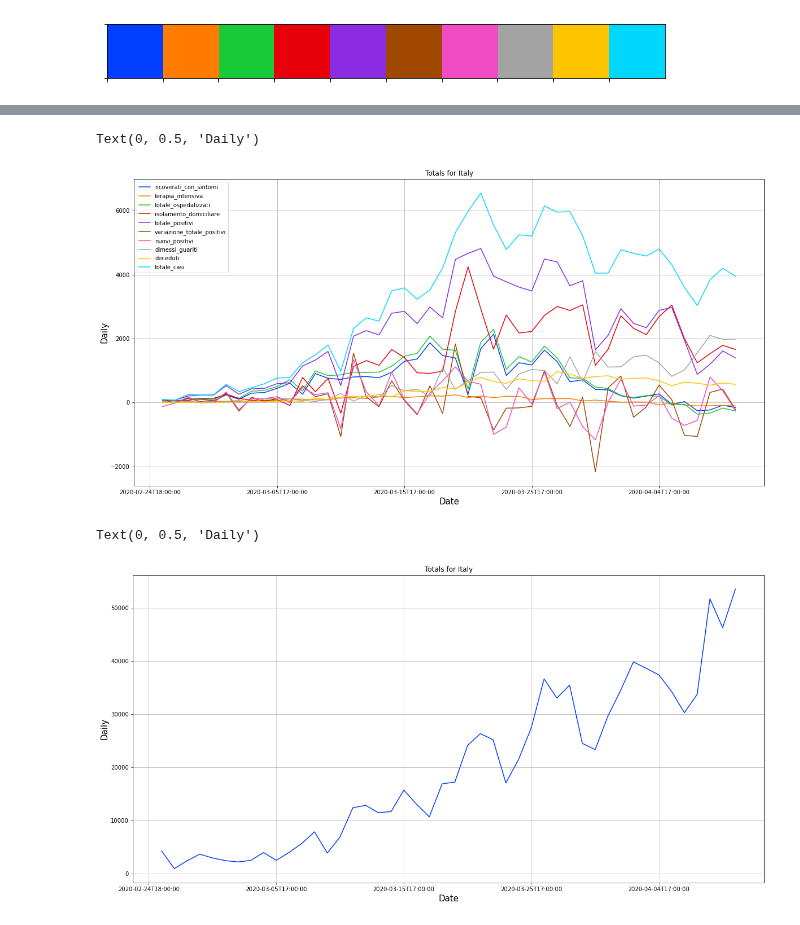
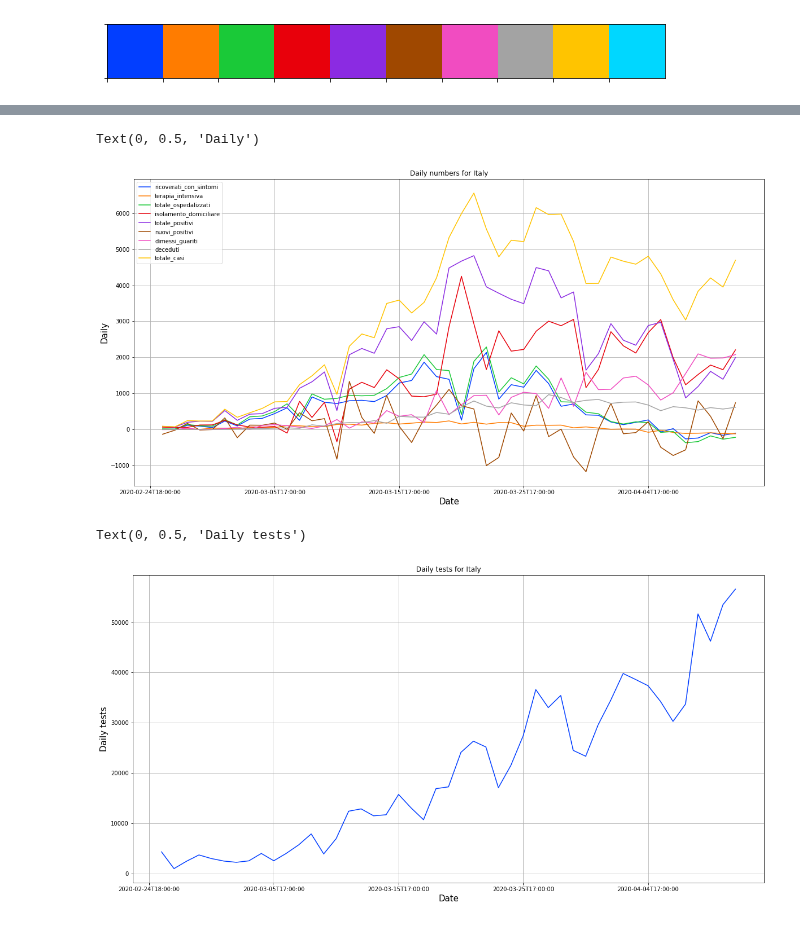
Before and after one commit to perrozzi/COVID-19, a Jupyter notebook: notebooks/COVID-19-italy-totals.ipynb, the cells around one changed output, grey strips where cells are left out. Drawn from its saved outputs; the diff is of its cells as text; code cells hidden in the pictures.

```diff
--- a/notebooks/COVID-19-italy-totals.ipynb
+++ b/notebooks/COVID-19-italy-totals.ipynb
@@ -55,22 +76,22 @@ Text(0, 0.5, 'Totals')
 # %%
 conf_vs_deaths_vs_healed_daily = conf_vs_deaths_vs_healed - conf_vs_deaths_vs_healed.shift(1)
 
 fig, axes = plt.subplots(nrows=1, ncols=1)
 
-conf_vs_deaths_vs_healed_daily.drop(["tamponi"], axis=1).plot(
-    grid=True, ax=axes, title="Totals for Italy", figsize = (20,10))
+conf_vs_deaths_vs_healed_daily.drop(["tamponi","variazione_totale_positivi"], axis=1).plot(
+    grid=True, ax=axes, title="Daily numbers for Italy", figsize = (20,10))
 axes.set_xlabel("Date", fontsize=15)
 axes.set_ylabel("Daily", fontsize=15)
 # %% [output]
 Text(0, 0.5, 'Daily')
-[figure, old version]
+[figure, new version]
 # %%
 fig, axes = plt.subplots(nrows=1, ncols=1)
 
 conf_vs_deaths_vs_healed_daily["tamponi"].plot(
-    grid=True, ax=axes, title="Totals for Italy", figsize = (20,10))
+    grid=True, ax=axes, title="Daily tests for Italy", figsize = (20,10))
 axes.set_xlabel("Date", fontsize=15)
-axes.set_ylabel("Daily", fontsize=15)
+axes.set_ylabel("Daily tests", fontsize=15)
 # %% [output]
-Text(0, 0.5, 'Daily')
+Text(0, 0.5, 'Daily tests')
-[figure, old version]
+[figure, new version]
```
Also changed, not shown: parts of 3 cells of this notebook, 8 other files.
